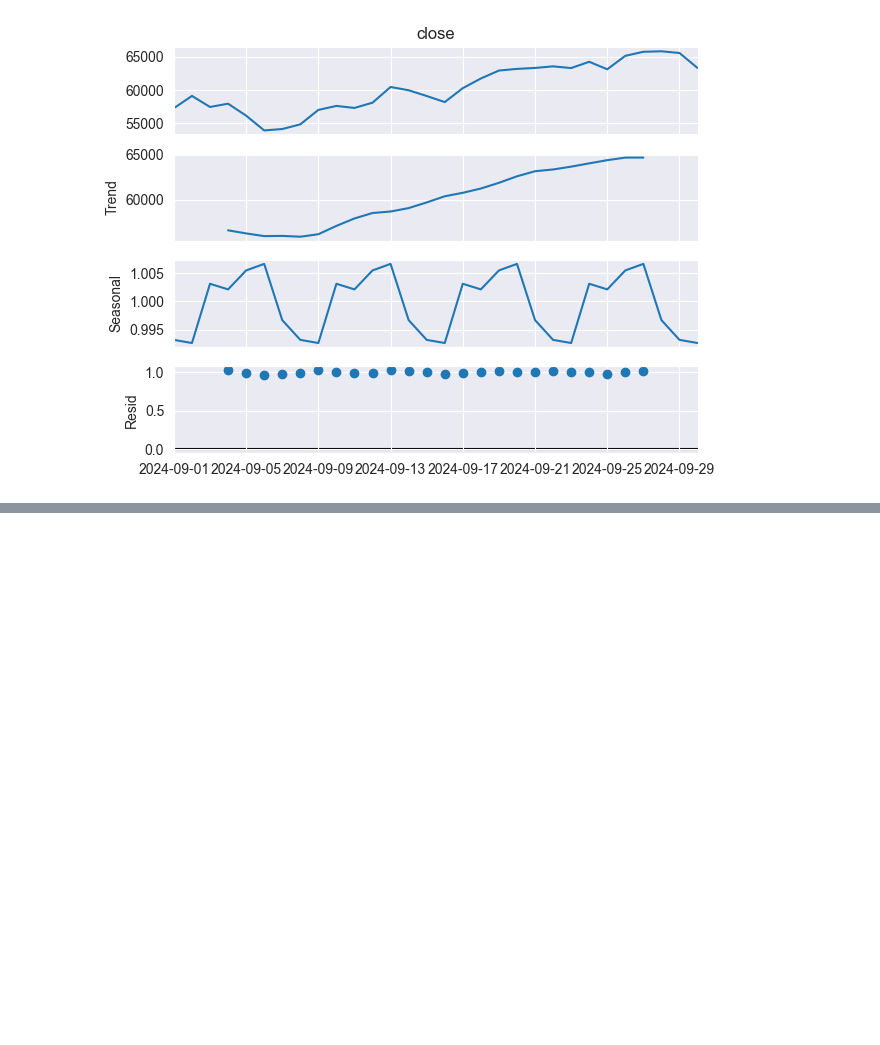
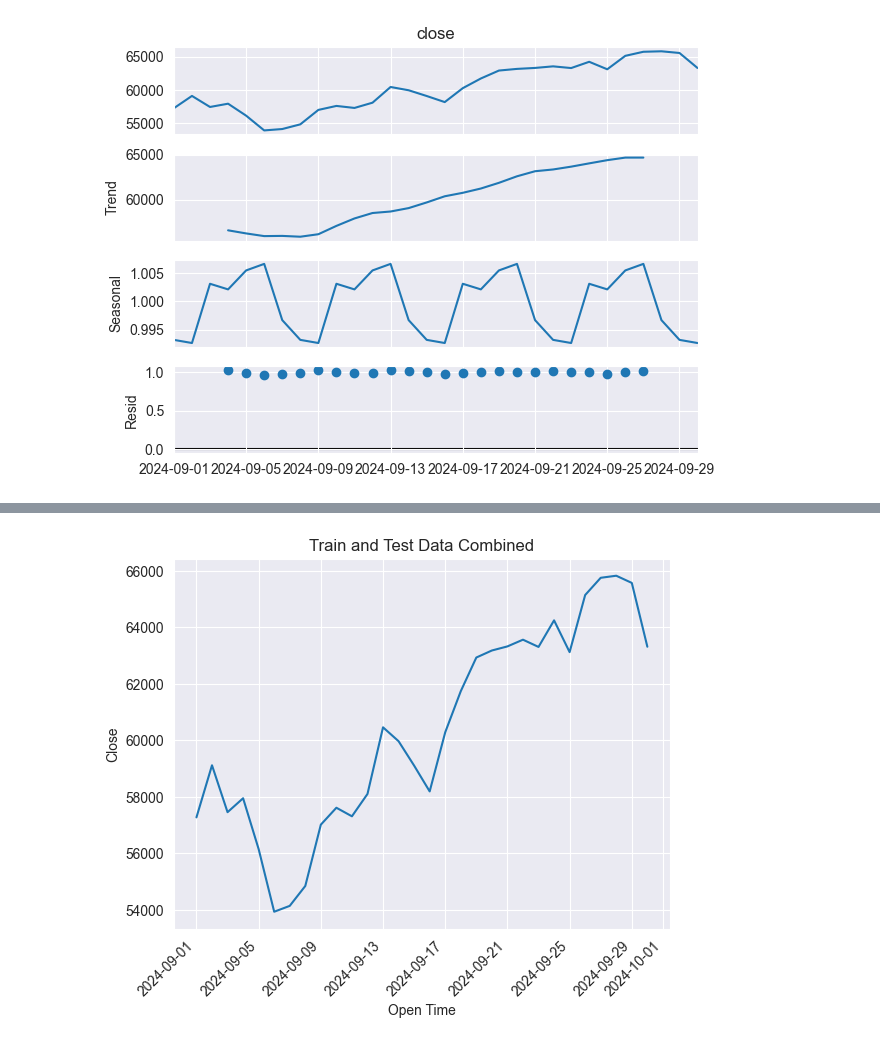
Before and after one commit to OnkarSama/diag, a Jupyter notebook: DiasFinal.ipynb, the cells around one changed output, grey strips where cells are left out. Saved outputs shown, nothing was run; the diff lists cells and outputs as text; code cells hidden in the pictures; blank space fills up the shorter version.

```diff
--- a/DiasFinal.ipynb
+++ b/DiasFinal.ipynb
@@ -489,0 +641,19 @@ ValueError: numpy.dtype size changed, may indicate binary incompatibility. Expec
+# %%
+import matplotlib.pyplot as plt
+
+# Concatenate the train and test DataFrames
+combined_df = pd.concat([daily_train_df, daily_test_df.set_index('open_time', inplace=True)])
+
+# Plot the combined data
+plt.plot(combined_df.index, combined_df['close'])
+plt.xticks(rotation=45, ha='right')
+
+# Optionally, add labels and title for clarity
+plt.xlabel('Open Time')
+plt.ylabel('Close')
+plt.title('Train and Test Data Combined')
+
+# Show the plot
+plt.show()
+# %% [output]
+[figure, added]
```
Also changed, not shown: parts of 8 cells of this notebook.
